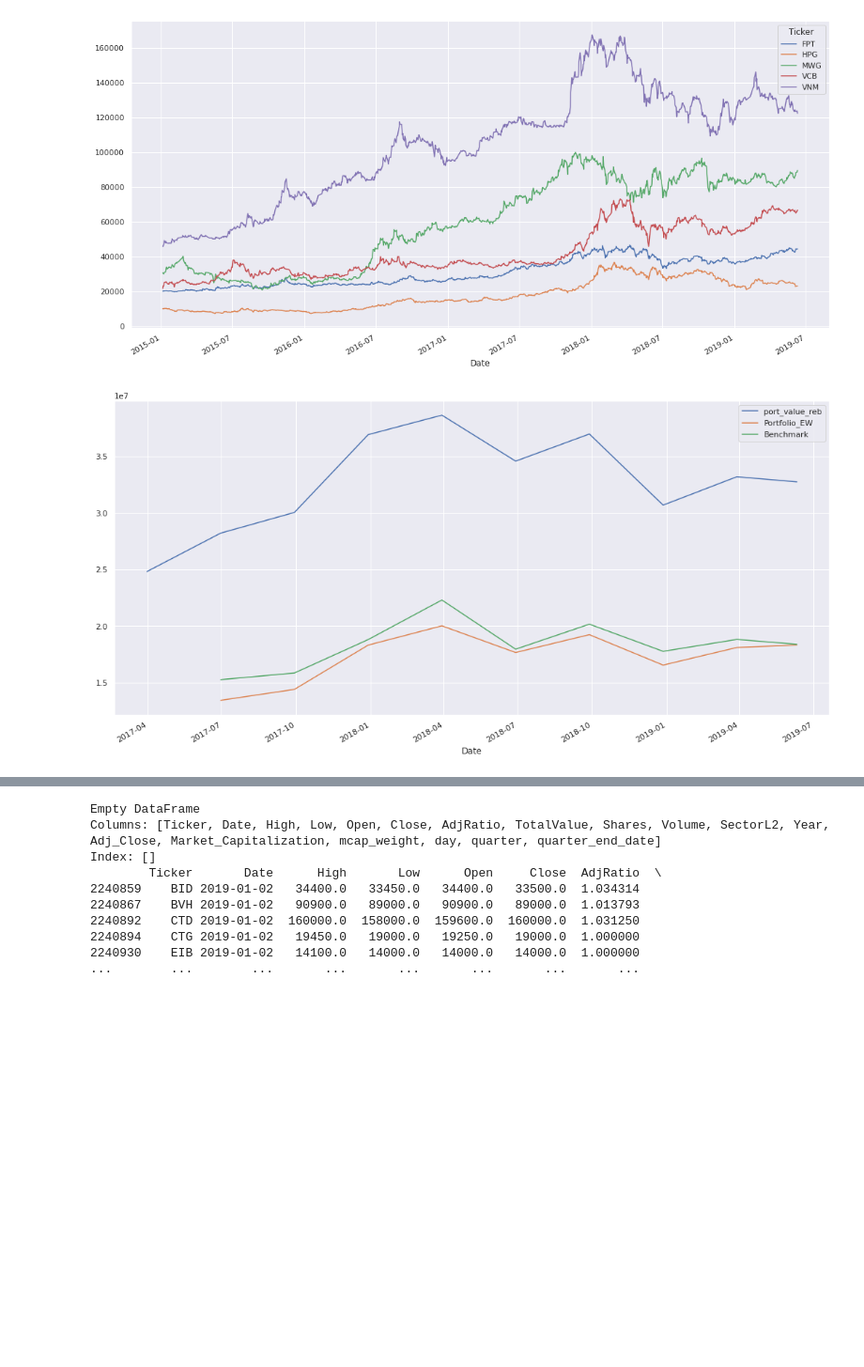
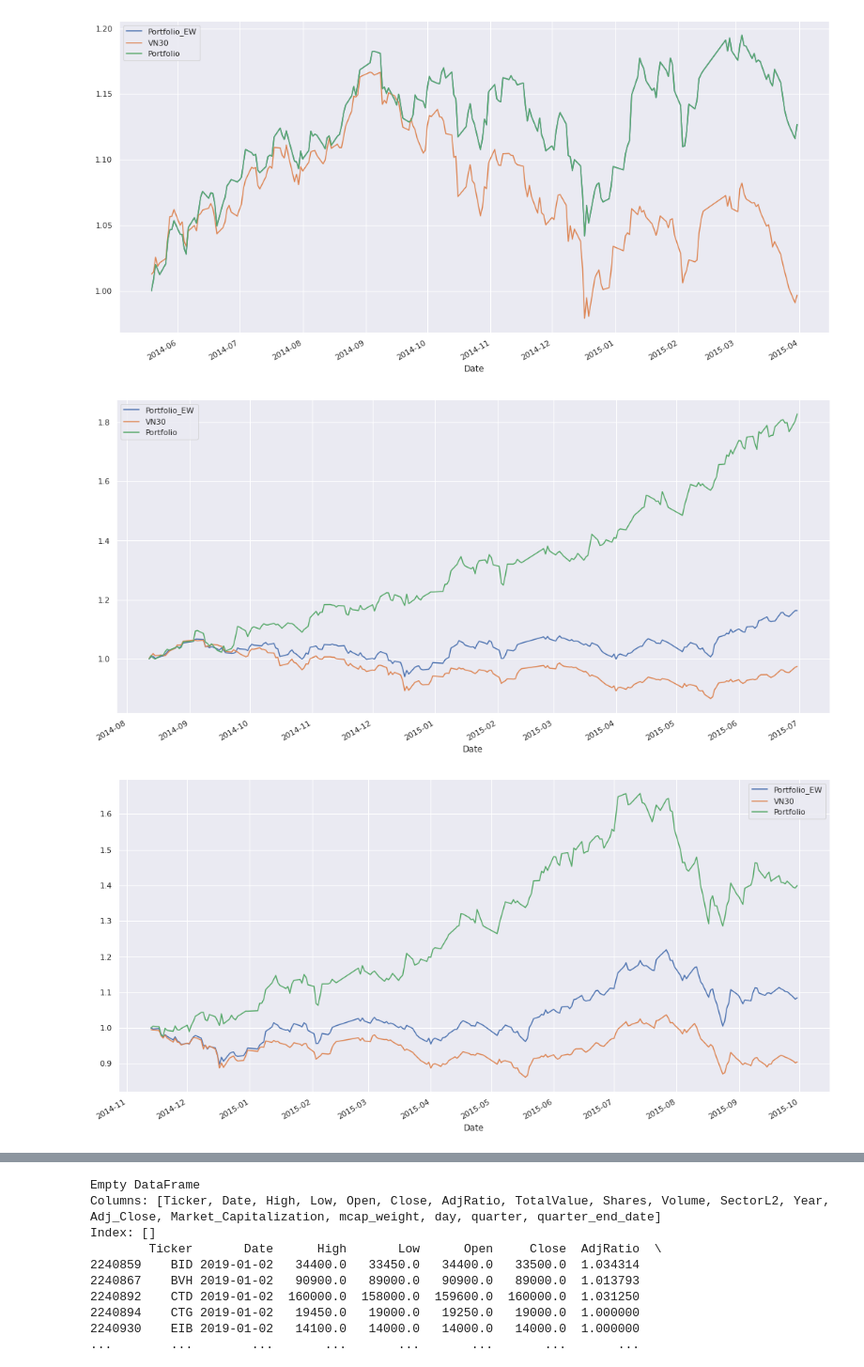
Before and after one commit to lf2foce/quant, a Jupyter notebook: iterrows_test_multiple_Stock.ipynb, the cells around one changed output, grey strips where cells are left out. Shown at 94% size. Drawn from its saved outputs; the diff is of its cells as text; code cells hidden in the pictures; blank space fills up the shorter version.

```diff
--- a/iterrows_test_multiple_Stock.ipynb
+++ b/iterrows_test_multiple_Stock.ipynb
@@ -3,6 +3,8 @@
 # %%
 !pip install 'PyPortfolioOpt==1.2.3'
 # %%
-#!cp "/content/drive/My Drive/mylib.py" .
-#import mylib
-#mylib.greeting("haha")
+!cp "/content/drive/My Drive/mylib.py" .
+
+import mylib
+vn30 = mylib.vn30()
+vn30
@@ -37,0 +11,7 @@ Date
+# %%
+def vn30():
+  index_price = pd.read_excel('/content/drive/My Drive/data_analyst/index_price.xlsx')[['Date','Ticker', 'Close']]
+  index_price['Date'] = pd.to_datetime(index_price['Date'], format='%Y-%m-%d')
+  vn30 = index_price[index_price['Ticker'] == 'VN30'][['Date', 'Close']].set_index('Date').rename(columns={'Close': 'VN30'})
+  return vn30
+vn30 = vn30()
@@ -41,6 +28,7 @@ import pandas as pd
 import numpy as np
 import matplotlib.pyplot as plt
 import seaborn as sns
+
 from pypfopt import EfficientFrontier
 from pypfopt import risk_models
 from pypfopt import expected_returns
@@ -51,7 +39,7 @@ pd.set_option('display.max_columns', None)
 #%config InlineBackend.figure_format = 'retina'
 sns.set(rc={'figure.figsize':(18,9)})
 # data timeframe
-start_date = '2015-01-01'
+start_date = '2014-01-01'
 end_date = '2019-09-28'
 
 fav_sectors_L2_vi = ['Bán lẻ L2', 'Công nghệ Thông tin L2', 'Thực phẩm và đồ uống L2', 'Bất động sản L2', 'Ngân hàng L2', 'Y tế L2', 'Ô tô và phụ tùng L2', 'Du lịch và Giải trí L2' ]
@@ -59,16 +47,15 @@ fav_sectors_L2_en = ['Banks L2', 'Retail L2', 'Technology L2', 'Travel & Leisure
 #import csv & table ---------------------------------
 data_index = pd.read_csv('/content/drive/My Drive/data_pricevolume06112019.csv')\
       [['Ticker', 'Date', 'High', 'Low', 'Open', 'Close', 'AdjRatio', 'TotalValue', 'Shares', 'Volume']]
-vn30 = pd.read_csv('/content/drive/My Drive/data_analyst/VN30_ticker.csv')
-vn30 = vn30['Ticker'].values
+vn30_ticker = pd.read_csv('/content/drive/My Drive/data_analyst/VN30_ticker.csv')
+vn30_ticker = vn30_ticker['Ticker'].values
 fundamental = pd.read_csv('/content/drive/My Drive/data_analyst/fundamental_data.csv')
 sector_L2 = pd.read_csv('/content/drive/My Drive/data_analyst/sectorl2.csv')
 data_index = pd.merge(data_index, sector_L2, on ='Ticker', how ='left' )
 
 #chọn danh mục để tính toán
-#cal_stocks = ['VCB', 'HPG', 'FPT', 'VNM']
-cal_stocks = ['VCB', 'HPG', 'FPT', 'VNM', 'MWG']
-#cal_stocks = vn30
+cal_stocks = ['VCB', 'HPG', 'FPT', 'VNM', 'PNJ', 'GAS', 'SSI', 'BID', 'MSN', 'MBB']  #POW NA
+#cal_stocks = vn30_ticker
 
 #filter & format
 data_index['Date'] = pd.to_datetime(data_index['Date'], format='%Y-%m-%d')
@@ -77,7 +64,7 @@ data_index = data_index[ (data_index['Date'] >= start_date) & (data_index['Date'
 data_index['Year'] = data_index['Date'].apply(lambda x: x.year)
 data_index['Adj_Close'] = data_index['Close'] / data_index['AdjRatio']
 data_index['Market_Capitalization'] = data_index['Adj_Close'] * data_index['Shares']
-data_index['mcap_weight'] = data_index.groupby(['Date'])['Market_Capitalization'].apply(lambda x: x/(x.sum()))
+#data_index['mcap_weight'] = data_index.groupby(['Date'])['Market_Capitalization'].apply(lambda x: x/(x.sum()))
 data_index['day'] = data_index['Date'].dt.day
 #data_index['quarter'] = data_index['Date'].apply(lambda x: str(x.year) + "Q" + str(x.quarter))
 data_index['Quarter'] = data_index['Date'].dt.quarter
@@ -89,27 +76,17 @@ print(data_index.head())
 data_index['quarter_end_date'] = data_index.groupby([data_index.Date.dt.year, data_index.Date.dt.quarter])['Date'].tail(1)
 
 # quarter end date to rebalance weights
-quarter_end_date_df = data_index[data_index.Date >= '2017-01'].quarter_end_date.dropna().reset_index(drop=True)
+quarter_end_date_df = data_index[data_index.Date >= '2015-01'].quarter_end_date.dropna().reset_index(drop=True)
 #quarter_end_date_list1 = data_index['quarter_end_date'].dt.date.unique().tolist()
 #print(quarter_end_date_df.values)
 
-#test VN30 return từ ngày này vn30 mới full data 2018-06-04
-vn30df = data_index[ (data_index.Date >= '2017-01') & (data_index.Ticker.isin(vn30))]
-vn30_pivot =  vn30df.pivot(columns='Ticker', index='Date', values='Adj_Close')
-vn30_pivot_return = vn30_pivot.pct_change() #dễ lỗi
-vn30_weights_ew = np.repeat(1/30, 30)
-vn30_pivot_return['VN30'] =  vn30_pivot_return.mul(vn30_weights_ew, axis=1).sum(axis=1)
-vn30_pivot_return = (1+ vn30_pivot_return).cumprod() #- 1
-#vn30_pivot_return.plot()
-
 data_index = data_index[data_index.Ticker.isin(cal_stocks)] #sau chon top10  đoạn này chưa chỉnh thời gian
 data_index_pivot = data_index.pivot(columns='Ticker', index='Date', values='Adj_Close')
-data_index_pivot.plot()
 
 numstocks = len(cal_stocks)   #
 #data_index = data_index.set_index('Date')
 initial_cash= float(5000000.0)  #có phần này thì nên bỏ volume ra
-initial_volume = 100
+initial_volume = 1000
 total_reb_cost = 0.0
 leftover_value = 0
 # Set the initial capital  đang chưa linh hoạt chỗ này
@@ -117,13 +94,13 @@ initial_capital = (data_index[ (data_index['Date'] == data_index['Date'].min())
 print("Vốn đầu tư ban đầu 1000cp * 4 mã: " + str(initial_capital))
 
 df_sosanh = pd.DataFrame(columns=['Date', 'port_value_reb'])
-
+df_reblancing_all_time =  pd.DataFrame(columns=['Reb_date','Ticker', 'Adj_Close', 'current_volume', 'current_value', 'reb_weight',  'reb_volume', 'vol_change', 'buy/sell', 'value_change', 'reb_cost', 'Adj_value'])
 for i in range(len(quarter_end_date_df)):
   df = data_index[data_index['Date'] <= quarter_end_date_df[i]][['Date', 'Ticker', 'Adj_Close']]
   df = df[ df.Ticker.isin(cal_stocks) ]   #top10_highest_score_stock  cal_stocks đang có 4 mã
+  df_pivot = df.pivot(columns='Ticker', index='Date', values='Adj_Close')
+  df_pivot = df_pivot.iloc[-217:]  #tính weight dựa trên 217n trước đó min 217
 
-  df_pivot = df.pivot(columns='Ticker', index='Date', values='Adj_Close')
-  df_pivot = df_pivot.iloc[-500:]  #tính weight rolling last 2 years 500 ngày giao dịch
   print(quarter_end_date_df[i])
   print("-----------------------------------------------------------ngày tái cơ cấu")
   # Expected returns and sample covariance
@@ -135,6 +112,7 @@ for i in range(len(quarter_end_date_df)):
   raw_weights = ef.max_sharpe()
   cleaned_weights = ef.clean_weights()
   print(cleaned_weights)
+  print(raw_weights)
   ef.portfolio_performance(verbose=True, risk_free_rate=0.0)
   print("--------------------------------------------------end optimize calculation")
 
@@ -148,7 +126,14 @@ for i in range(len(quarter_end_date_df)):
     df_reblancing['current_volume'] = volume_rb
 
   df_reblancing['current_value'] = df_reblancing['current_volume'] * df_reblancing['Adj_Close']
+  df_reblancing['reb_weight'] = df_reblancing['current_value']/df_reblancing['current_value'].sum()
   total_portfolio_value_before_reb = df_reblancing['current_value'].sum()
+
+  if i == 0:
+    portfolio_weights = np.array([0.1, 0.1, 0.1, 0.1, 0.1, 0.1, 0.1, 0.1, 0.1, 0.1])
+  else:
+    portfolio_weights = np.array(df_reblancing['reb_weight'].to_list())
+
   # tính weight tối ưu
   latest_prices = df_reblancing.Adj_Close
 
@@ -173,33 +158,40 @@ for i in range(len(quarter_end_date_df)):
   df_reblancing['Adj_value'] = df_reblancing['reb_volume'] * df_reblancing['Adj_Close']
   total_reb_cost = total_reb_cost + df_reblancing['reb_cost'].sum()
   total_portfolio_value = df_reblancing['Adj_value'].sum()
-
+  df_reblancing['Reb_date'] = quarter_end_date_df[i]
   volume_rb =  df_reblancing['reb_volume'].to_numpy()
   print(df_reblancing) #print chuan
+  df_reblancing_all_time = pd.concat([df_reblancing_all_time, df_reblancing])
   print("Vốn đầu tư tại thời điểm hiện tại: " + str(total_portfolio_value))
   print("------------------------------------------------------------so sánh hiệu suất")
+
+
   returns = df_pivot.pct_change()           #dropNA phải để ý
   exp_return_d = returns.mean()
   cov_matrix_a = returns.cov() *252   #cov year
 
   #portfolio_weights_mcap = df[df.Date == quarter_end_date_df[i]].mcap_weight.to_numpy() #co the sai thu tu, đang có vấn đề
   portfolio_weights_ew = np.repeat(1/numstocks, numstocks)   # Benchmark 1/n strategy
+
   #portfolio_weights = np.array([0.4, 0.2, 0.1, 0.3])
   #statistics weight cho truoc
-  #portfolio_return_a = round(np.sum(exp_return_d * portfolio_weights) * 252,5)
-  #portfolio_std_dev = round(np.sqrt(np.dot(portfolio_weights.T,np.dot(cov_matrix_a, portfolio_weights))) ,5)
+  portfolio_return_a = round(np.sum(exp_return_d * portfolio_weights) * 252,5)
+  portfolio_std_dev = round(np.sqrt(np.dot(portfolio_weights.T,np.dot(cov_matrix_a, portfolio_weights))) ,5)
   #statistics equal weight
   portfolio_return_ew = round(np.sum(exp_return_d * portfolio_weights_ew) * 252,5)
   portfolio_std_dev_ew = round(np.sqrt(np.dot(portfolio_weights_ew.T,np.dot(cov_matrix_a, portfolio_weights_ew))) ,5)
 
-  #returns['Portfolio'] = returns.mul(portfolio_weights, axis=1).sum(axis=1)
+  returns['Portfolio'] = returns.mul(portfolio_weights, axis=1).sum(axis=1)
   returns['Portfolio_EW'] =  returns.iloc[:, 0:numstocks].mul(portfolio_weights_ew, axis=1).sum(axis=1)
   #returns['Portfolio_MCap'] = returns.iloc[:, 0:numstocks].mul(portfolio_weights_mcap, axis=1).sum(axis=1)
+
+  returns = pd.merge(returns, vn30.pct_change(), on =['Date'], how ='left' )#[['Ticker', 'Adj_Close']] #, 'Close']].rename(columns={'Close': 'VN30'})
   #CummulativeReturns = (1+ returns).cumprod() - 1
   CummulativeReturns = (1+ returns).cumprod() # k cần trừ vì tính value hiện tại
-  CummulativeReturns = CummulativeReturns.join(vn30_pivot_return.loc[:, "VN30"]).rename(columns={"VN30": "Benchmark"})
+  #df = df.join(vn30_pivot_return.loc[:, "VN30"]).rename(columns={"VN30": "Benchmark"})  # k dùng, snip tạm để
 
   #CummulativeReturns[["Portfolio", "Portfolio_EW", 'Portfolio_MCap', 'Benchmark']].plot()  #
+  CummulativeReturns[["Portfolio_EW", 'VN30', "Portfolio"]].plot()
   CummulativeReturns_sil = CummulativeReturns.iloc[:, numstocks:]  * initial_capital
   df_sosanh = df_sosanh.append({'Date': quarter_end_date_df[i], 'port_value_reb': total_portfolio_value}, ignore_index=True)
   #CummulativeReturns_sil.plot()
@@ -225,5 +217,6 @@ print("total return after cost & taxt " + str(cummulative_capital))
 df_sosanh= df_sosanh.merge(CummulativeReturns_sil, on='Date', how='left')
 print(df_sosanh)
 df_sosanh.set_index('Date').plot() # secondary_y = ["Portfolio_EW", 'Benchmark']
+df_reblancing_all_time.to_csv('test.csv')
 # %% [output]
   Ticker       Date     High      Low     Open    Close  AdjRatio  \
@@ -246,2 +239,3 @@ Wall time: 20.5 s
-[figure, old version]
+[figure, new version]
-[figure, old version]
+[figure, new version]
+[figure, added]
```
Also changed, not shown: parts of 6 cells of this notebook.
